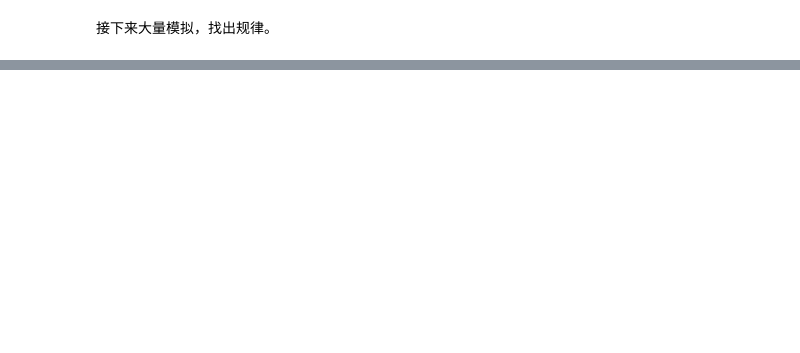
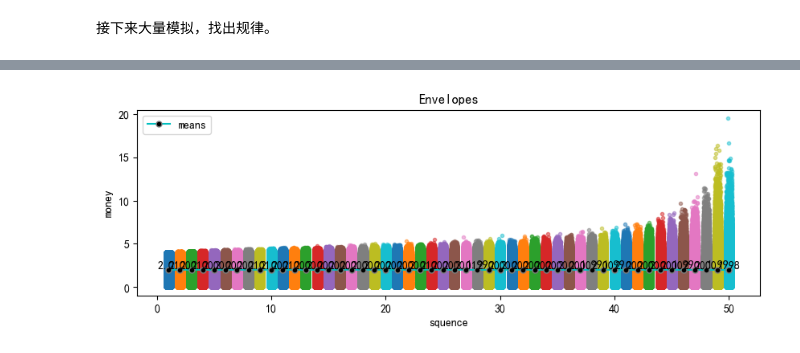
Before and after one commit to qinchao2022/SI140A-project, a Jupyter notebook: main.ipynb, the cells around one changed output, grey strips where cells are left out. Saved outputs shown, nothing was run; the diff lists cells and outputs as text; code cells hidden in the pictures; blank space fills up the shorter version.

```diff
--- a/main.ipynb
+++ b/main.ipynb
@@ -304,0 +246,7 @@ draw_envelope_graph(envelopes_50, 50, 20000)
+# %%
+envelopes_50 = generate_envelopes(100, 50, 200000)
+draw_envelope_graph(envelopes_50, 50, 200000)
+
+# about 1 min
+# %% [output]
+[figure, added]
```
Also changed, not shown: parts of 22 cells of this notebook, 3 other files.
